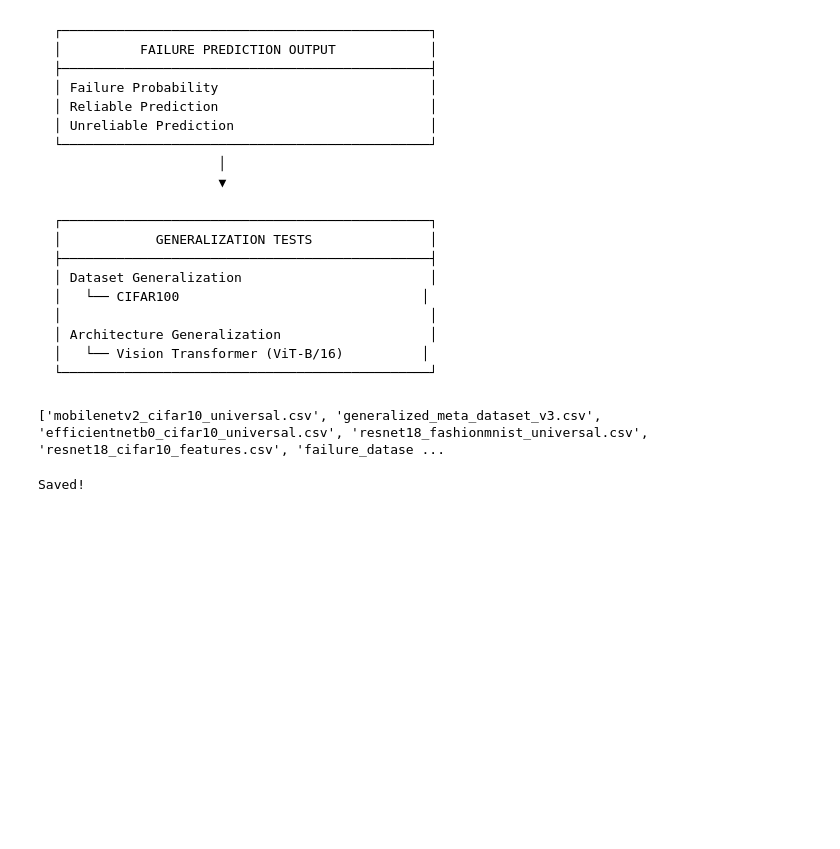
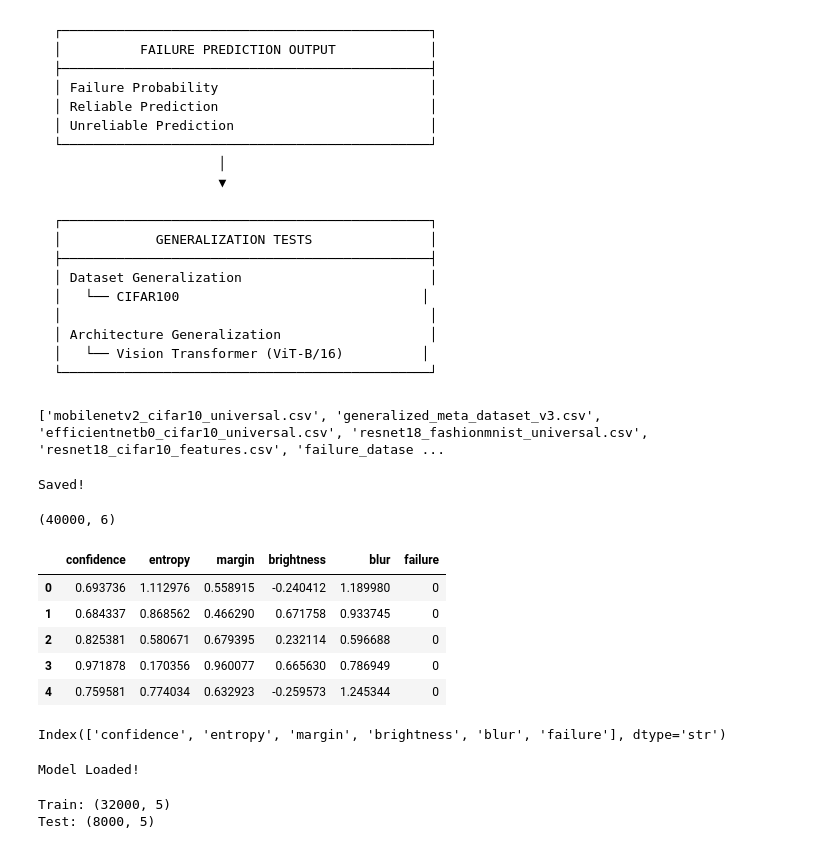
Before and after one commit to omdangi2007/generalized-meta-failure-predictor, a Jupyter notebook: notebooks/03_full_generalized_meta_failure_predictor.ipynb, the cells around one changed output. Drawn from its saved outputs; the diff is of its cells as text; code cells hidden in the pictures; blank space fills up the shorter version.

```diff
--- a/notebooks/03_full_generalized_meta_failure_predictor.ipynb
+++ b/notebooks/03_full_generalized_meta_failure_predictor.ipynb
@@ -2802,3 +2802,57 @@ vit_df.to_csv(
 print("Saved!")
 # %% [output]
 Saved!
+# %%
+import pandas as pd
+
+meta_df = pd.read_csv(
+    "../features/generalized_meta_dataset_v3.csv"
+)
+
+print(meta_df.shape)
+
+meta_df.head()
+# %% [output]
+(40000, 6)
+|  | confidence | entropy | margin | brightness | blur | failure |
+| 0 | 0.693736 | 1.112976 | 0.558915 | -0.240412 | 1.189980 | 0 |
+| 1 | 0.684337 | 0.868562 | 0.466290 | 0.671758 | 0.933745 | 0 |
+| 2 | 0.825381 | 0.580671 | 0.679395 | 0.232114 | 0.596688 | 0 |
+| 3 | 0.971878 | 0.170356 | 0.960077 | 0.665630 | 0.786949 | 0 |
+| 4 | 0.759581 | 0.774034 | 0.632923 | -0.259573 | 1.245344 | 0 |
+# %%
+print(meta_df.columns)
+# %% [output]
+Index(['confidence', 'entropy', 'margin', 'brightness', 'blur', 'failure'], dtype='str')
+# %%
+import joblib
+
+meta_model_v3_balanced = joblib.load(
+    "../models/generalized_meta_model_v3_balanced.pkl"
+)
+
+print("Model Loaded!")
+# %% [output]
+Model Loaded!
+# %%
+from sklearn.model_selection import train_test_split
+
+X = meta_df.drop(
+    columns=["failure"]
+)
+
+y = meta_df["failure"]
+
+X_train, X_test, y_train, y_test = train_test_split(
+    X,
+    y,
+    test_size=0.20,
+    random_state=42,
+    stratify=y
+)
+
+print("Train:", X_train.shape)
+print("Test:", X_test.shape)
+# %% [output]
+Train: (32000, 5)
+Test: (8000, 5)
```
Also changed, not shown: parts of 3 cells of this notebook.
